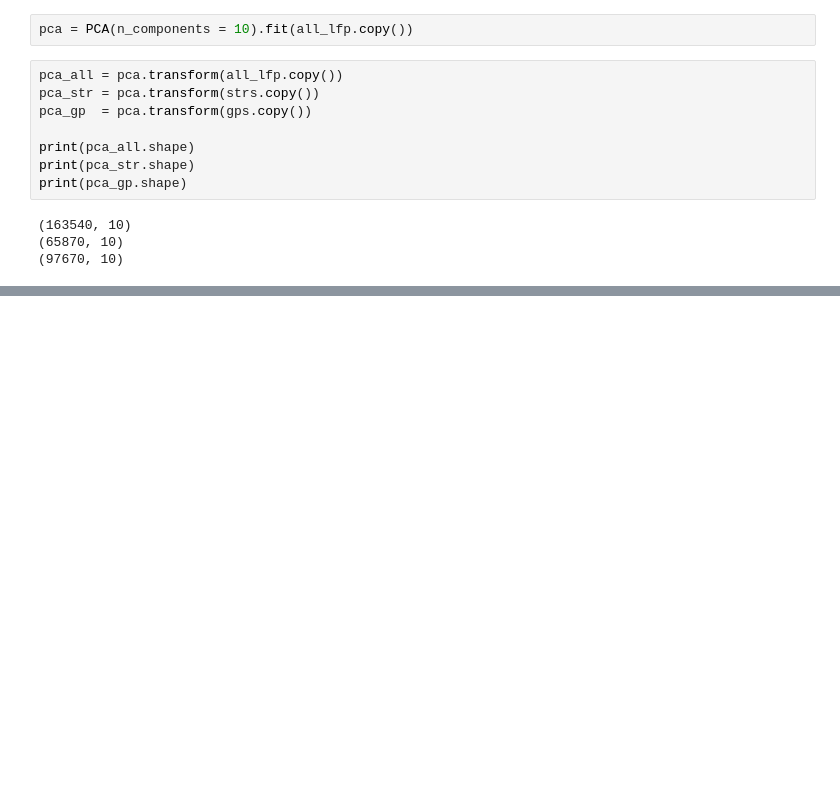
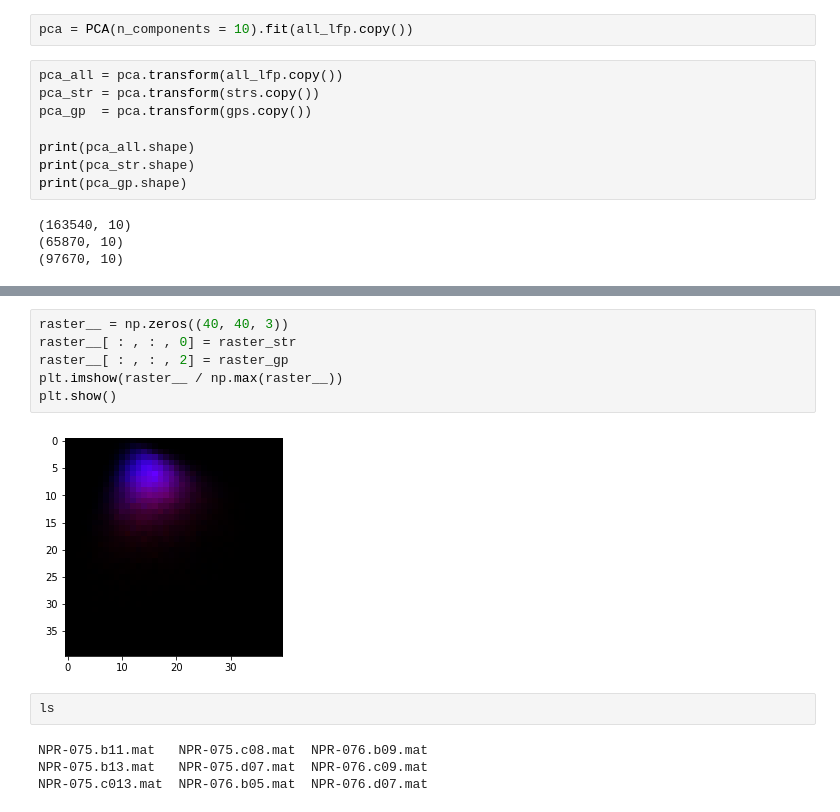
Before and after one commit to miriamvall/DD142X, a Jupyter notebook: code/notebooks/Multiple animals PCA.ipynb, the cells around one changed output, grey strips where cells are left out. Cells and saved outputs as stored; diff of their text form; blank space fills up the shorter version.

```diff
--- a/code/notebooks/Multiple animals PCA.ipynb
+++ b/code/notebooks/Multiple animals PCA.ipynb
@@ -145,0 +150,14 @@ PCA n = 163540
+# %%
+raster__ = np.zeros((40, 40, 3))
+raster__[ : , : , 0] = raster_str
+raster__[ : , : , 2] = raster_gp
+plt.imshow(raster__ / np.max(raster__))
+plt.show()
+# %% [output]
+[figure, added]
+# %%
+ls
+# %% [output]
+NPR-075.b11.mat   NPR-075.c08.mat  NPR-076.b09.mat
+NPR-075.b13.mat   NPR-075.d07.mat  NPR-076.c09.mat
+NPR-075.c013.mat  NPR-076.b05.mat  NPR-076.d07.mat
```
Also changed, not shown: parts of 22 cells of this notebook, 2 other files.
